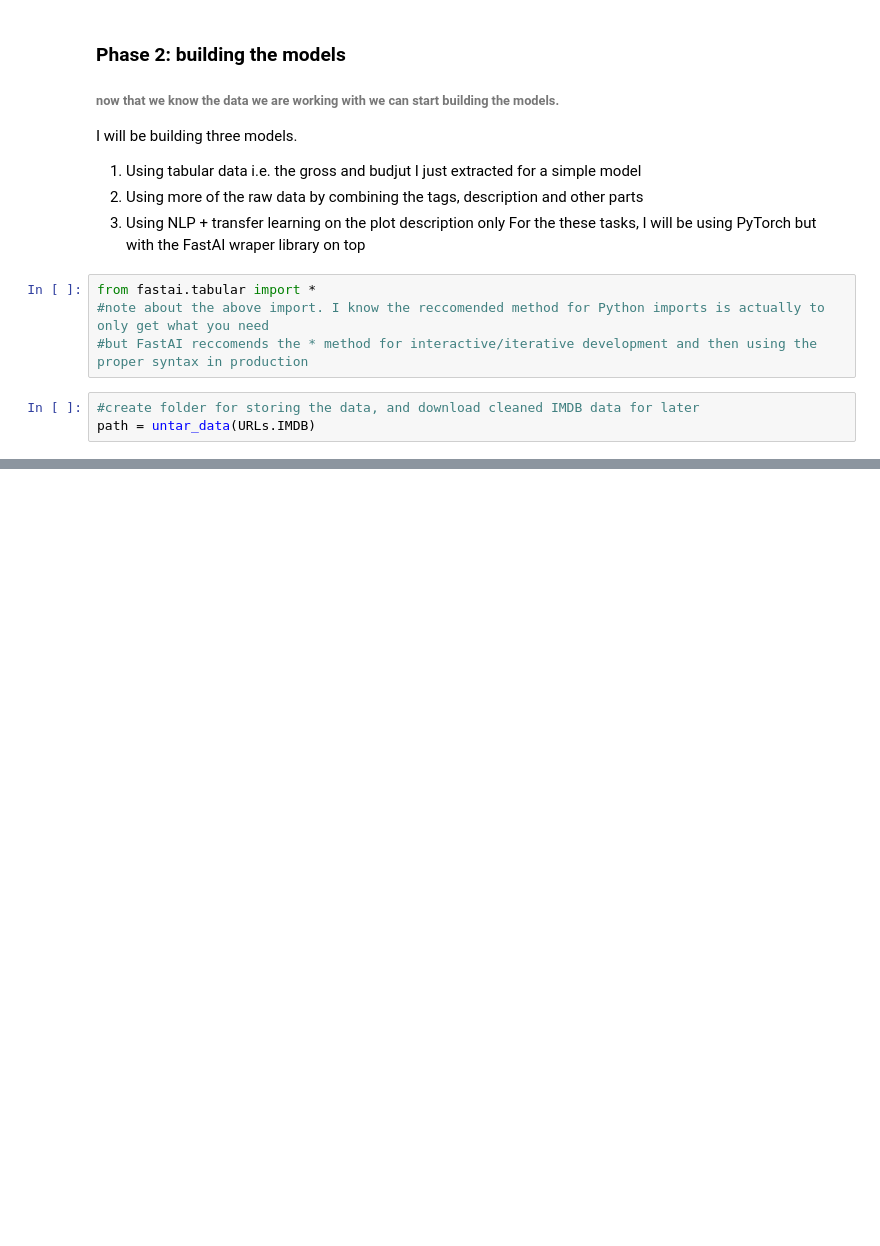
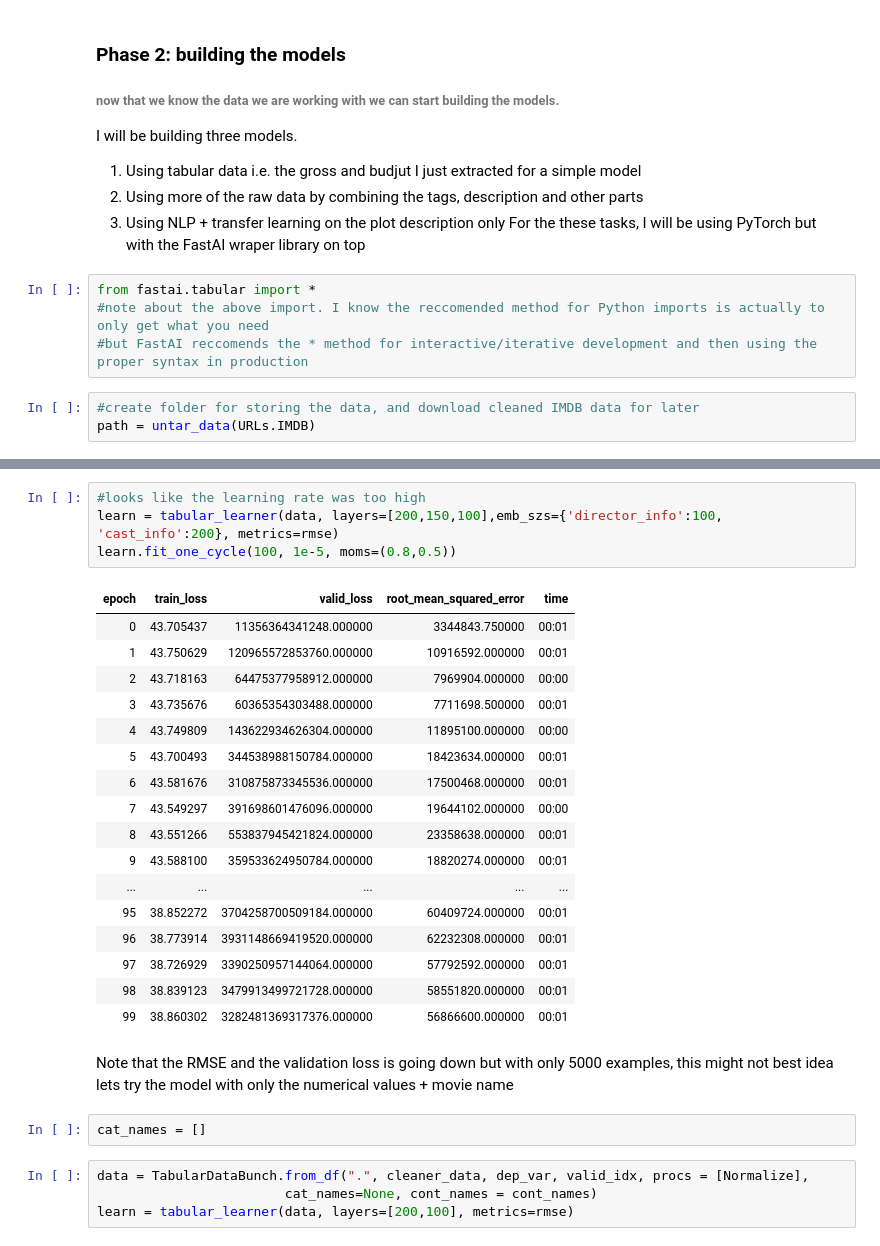
Before and after one commit to sundeepblue/movie_rating_prediction, a Jupyter notebook: MovieRatingsPredictionPython.ipynb, the cells around one changed output, grey strips where cells are left out. Saved outputs shown, nothing was run; the diff lists cells and outputs as text; blank space fills up the shorter version.

```diff
--- a/MovieRatingsPredictionPython.ipynb
+++ b/MovieRatingsPredictionPython.ipynb
@@ -195,0 +355,31 @@ PosixPath('/home/sohaib/.fastai/data/imdb')
+# %%
+#looks like the learning rate was too high
+learn = tabular_learner(data, layers=[200,150,100],emb_szs={'director_info':100, 'cast_info':200}, metrics=rmse)
+learn.fit_one_cycle(100, 1e-5, moms=(0.8,0.5))
+# %% [output]
+| epoch | train_loss | valid_loss | root_mean_squared_error | time |
+| 0 | 43.705437 | 11356364341248.000000 | 3344843.750000 | 00:01 |
+| 1 | 43.750629 | 120965572853760.000000 | 10916592.000000 | 00:01 |
+| 2 | 43.718163 | 64475377958912.000000 | 7969904.000000 | 00:00 |
+| 3 | 43.735676 | 60365354303488.000000 | 7711698.500000 | 00:01 |
+| 4 | 43.749809 | 143622934626304.000000 | 11895100.000000 | 00:00 |
+| 5 | 43.700493 | 344538988150784.000000 | 18423634.000000 | 00:01 |
+| 6 | 43.581676 | 310875873345536.000000 | 17500468.000000 | 00:01 |
+| 7 | 43.549297 | 391698601476096.000000 | 19644102.000000 | 00:00 |
+| 8 | 43.551266 | 553837945421824.000000 | 23358638.000000 | 00:01 |
+| 9 | 43.588100 | 359533624950784.000000 | 18820274.000000 | 00:01 |
+| ... | ... | ... | ... | ... |
+| 95 | 38.852272 | 3704258700509184.000000 | 60409724.000000 | 00:01 |
+| 96 | 38.773914 | 3931148669419520.000000 | 62232308.000000 | 00:01 |
+| 97 | 38.726929 | 3390250957144064.000000 | 57792592.000000 | 00:01 |
+| 98 | 38.839123 | 3479913499721728.000000 | 58551820.000000 | 00:01 |
+| 99 | 38.860302 | 3282481369317376.000000 | 56866600.000000 | 00:01 |
+# %% [markdown]
+Note that the RMSE and the validation loss is going down but with only 5000 examples, this might not best idea
+lets try the model with only the numerical values + movie name
+# %%
+cat_names = []
+# %%
+data = TabularDataBunch.from_df(".", cleaner_data, dep_var, valid_idx, procs = [Normalize],
+                        cat_names=None, cont_names = cont_names)
+learn = tabular_learner(data, layers=[200,100], metrics=rmse)
```
Also changed, not shown: parts of 43 cells of this notebook.
